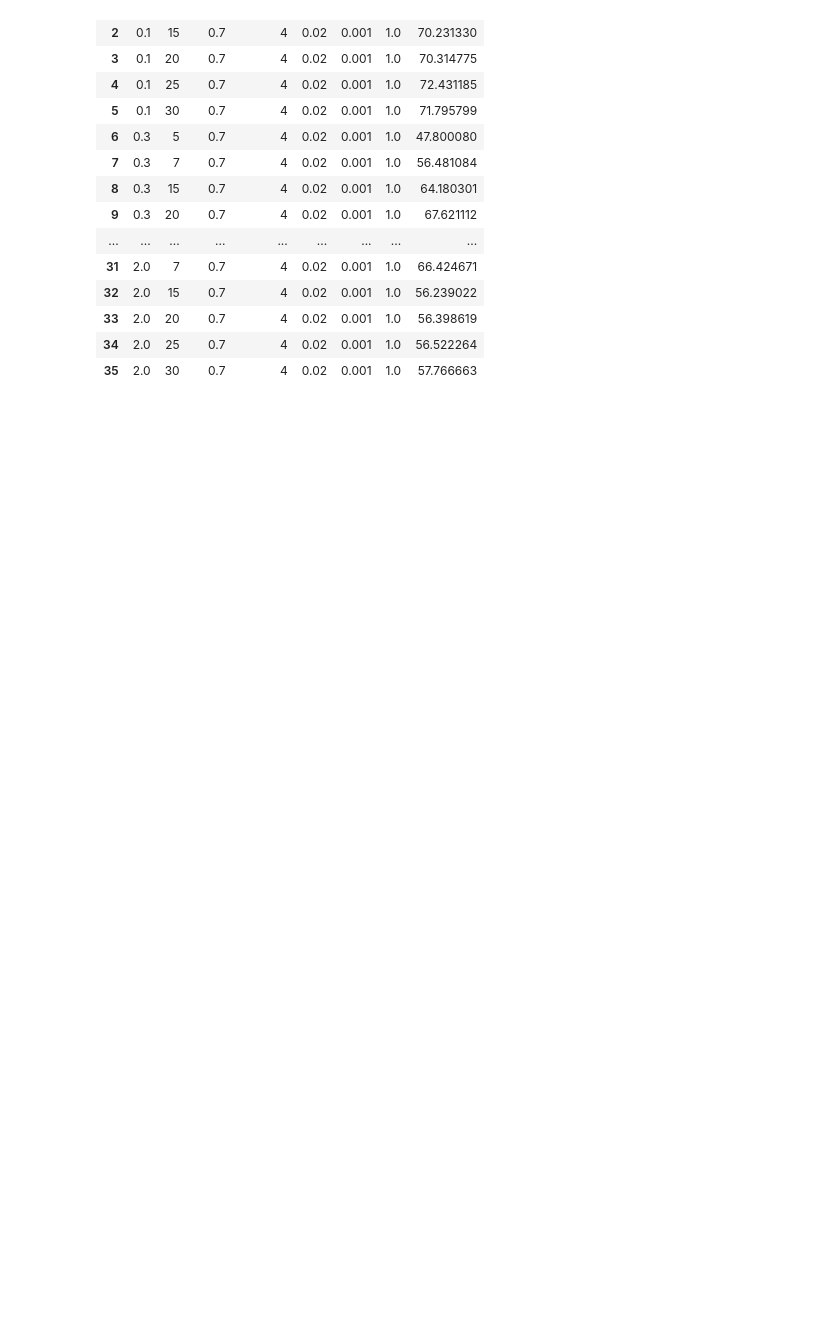
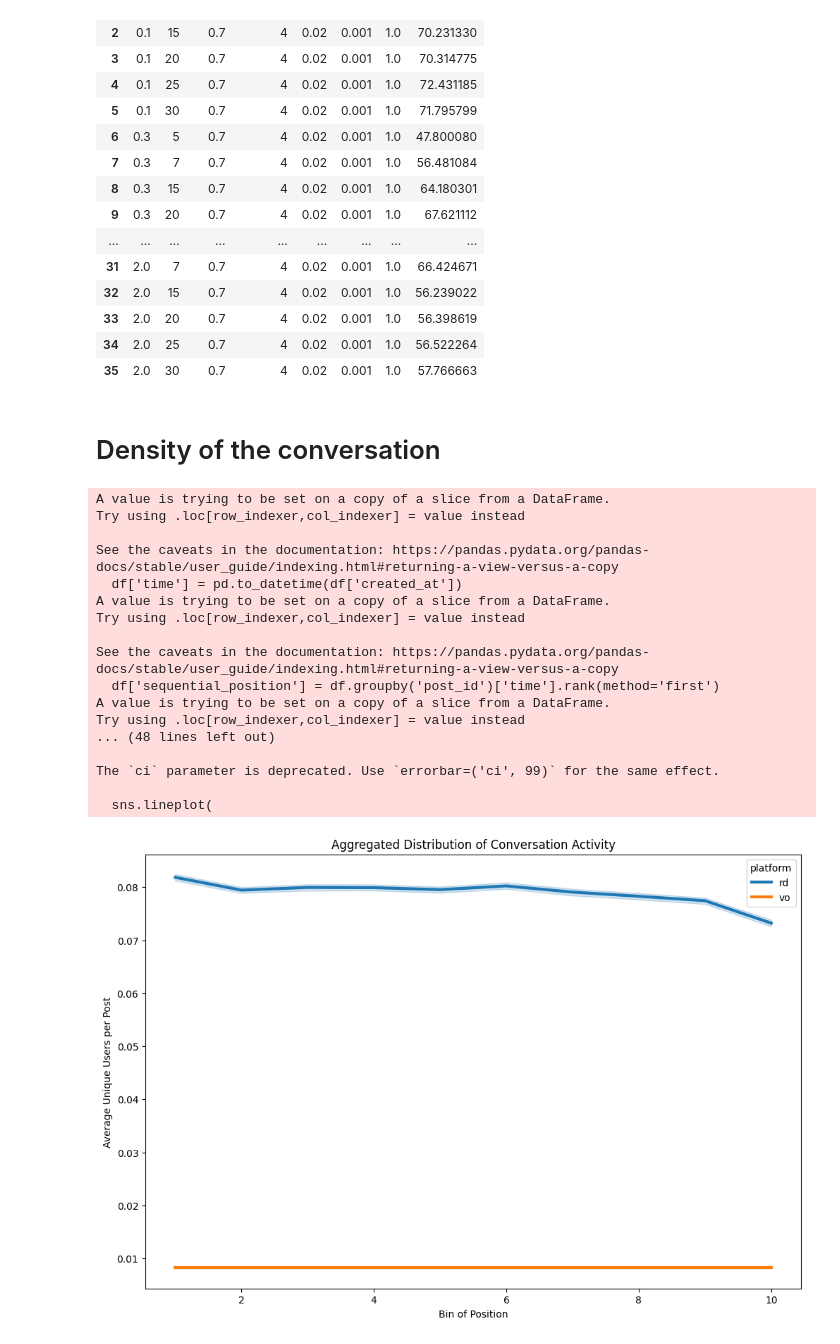
Before and after one commit to jacoponudo/Conversation_dynamics, a Jupyter notebook: src/SYN/search_parameters_measure_the_conversation.ipynb, the cells around one changed output. Cells and saved outputs as stored; diff of their text form; code cells hidden in the pictures; blank space fills up the shorter version.

```diff
--- a/src/SYN/search_parameters_measure_the_conversation.ipynb
+++ b/src/SYN/search_parameters_measure_the_conversation.ipynb
@@ -70,6 +69,7 @@ fbv['IAT_base_100h']=fbv['IAT_user_thread']/(60*60*100)
 
 rd = rd[rd['temporal_distance_birth_h'] < 100].copy()
 rd['IAT_base_100h']=rd['IAT_user_thread']/(60*60*100)
+rd['created_at']=rd['date']
 rd['comment_id']=rd['comment_code']
 rd['temporal_distance_birth_base_100h'] = rd['temporal_distance_birth_h'] / 100
 
@@ -2559,3 +2572,80 @@ results_df = pd.DataFrame(results, columns=['a', 'b', 'alpha', 'lambda_', 'mu',
 | 33 | 2.0 | 20 | 0.7 | 4 | 0.02 | 0.001 | 1.0 | 56.398619 |
 | 34 | 2.0 | 25 | 0.7 | 4 | 0.02 | 0.001 | 1.0 | 56.522264 |
 | 35 | 2.0 | 30 | 0.7 | 4 | 0.02 | 0.001 | 1.0 | 57.766663 |
+# %% [markdown]
+# Density of the conversation
+# %%
+import pandas as pd
+import matplotlib.pyplot as plt
+import seaborn as sns
+from tqdm import tqdm  # tqdm for progress bar
+
+# Assuming rd, fb, vo, yt are your DataFrames
+
+# Add 'platform' column to each DataFrame
+rd['platform'] = 'rd'
+vo['platform'] = 'vo'
+rd['created_at']=rd['date']
+# Combine all DataFrames into a single DataFrame
+all_data = []
+
+# Process each dataset individually
+for df in tqdm([rd,  vo]):
+    df['number_of_comments'] = df.groupby('post_id')['post_id'].transform('count')
+    df=df[df['number_of_comments']>100]
+    df['time'] = pd.to_datetime(df['created_at'])
+    df['sequential_position'] = df.groupby('post_id')['time'].rank(method='first')
+
+    # Determine the number of bins
+    num_bins = 10
+
+    # Calculate the bin of position
+    df['bin_of_position'] = ((df['sequential_position'] - 1) / df['number_of_comments'] * num_bins).astype(int) + 1
+
+    # Adjust bins to be between 1 and num_bins
+    df['bin_of_position'] = df['bin_of_position'].clip(lower=1, upper=num_bins)
+
+    # Group by 'bin_of_position', 'post_id', and calculate unique users per post
+    df['user_id'] = df.groupby(['bin_of_position', 'post_id'])['user_id'].transform('nunique')
+    df['unique_users'] = df['user_id'] / df['number_of_comments']
+    all_data.append(df)
+all_data = pd.concat(all_data, ignore_index=True)
+# Aggregate data across all datasets
+agg_activity = all_data.groupby(['platform', 'bin_of_position', 'post_id'])['unique_users'].mean().reset_index()
+
+# Plotting
+plt.figure(figsize=(12, 8))
+sns.lineplot(
+    data=agg_activity,
+    x='bin_of_position',
+    y='unique_users',
+    hue='platform',  # Different line for each platform
+    estimator='mean',  # or 'sum', 'median', etc. depending on your aggregation preference
+    ci=99,  # 99.999% confidence interval
+    linewidth=3,
+    palette='tab10'  # Choose a color palette
+)
+plt.title('Aggregated Distribution of Conversation Activity')
+plt.ylabel('Average Unique Users per Post')
+plt.xlabel('Bin of Position')
+plt.grid(False)
+plt.show()
+# %% [output]
+A value is trying to be set on a copy of a slice from a DataFrame.
+Try using .loc[row_indexer,col_indexer] = value instead
+
+See the caveats in the documentation: https://pandas.pydata.org/pandas-docs/stable/user_guide/indexing.html#returning-a-view-versus-a-copy
+  df['time'] = pd.to_datetime(df['created_at'])
+A value is trying to be set on a copy of a slice from a DataFrame.
+Try using .loc[row_indexer,col_indexer] = value instead
+
+See the caveats in the documentation: https://pandas.pydata.org/pandas-docs/stable/user_guide/indexing.html#returning-a-view-versus-a-copy
+  df['sequential_position'] = df.groupby('post_id')['time'].rank(method='first')
+A value is trying to be set on a copy of a slice from a DataFrame.
+Try using .loc[row_indexer,col_indexer] = value instead
+... (48 lines left out)
+
+The `ci` parameter is deprecated. Use `errorbar=('ci', 99)` for the same effect.
+
+  sns.lineplot(
+[figure, added]
```
Also changed, not shown: parts of 5 cells of this notebook.
